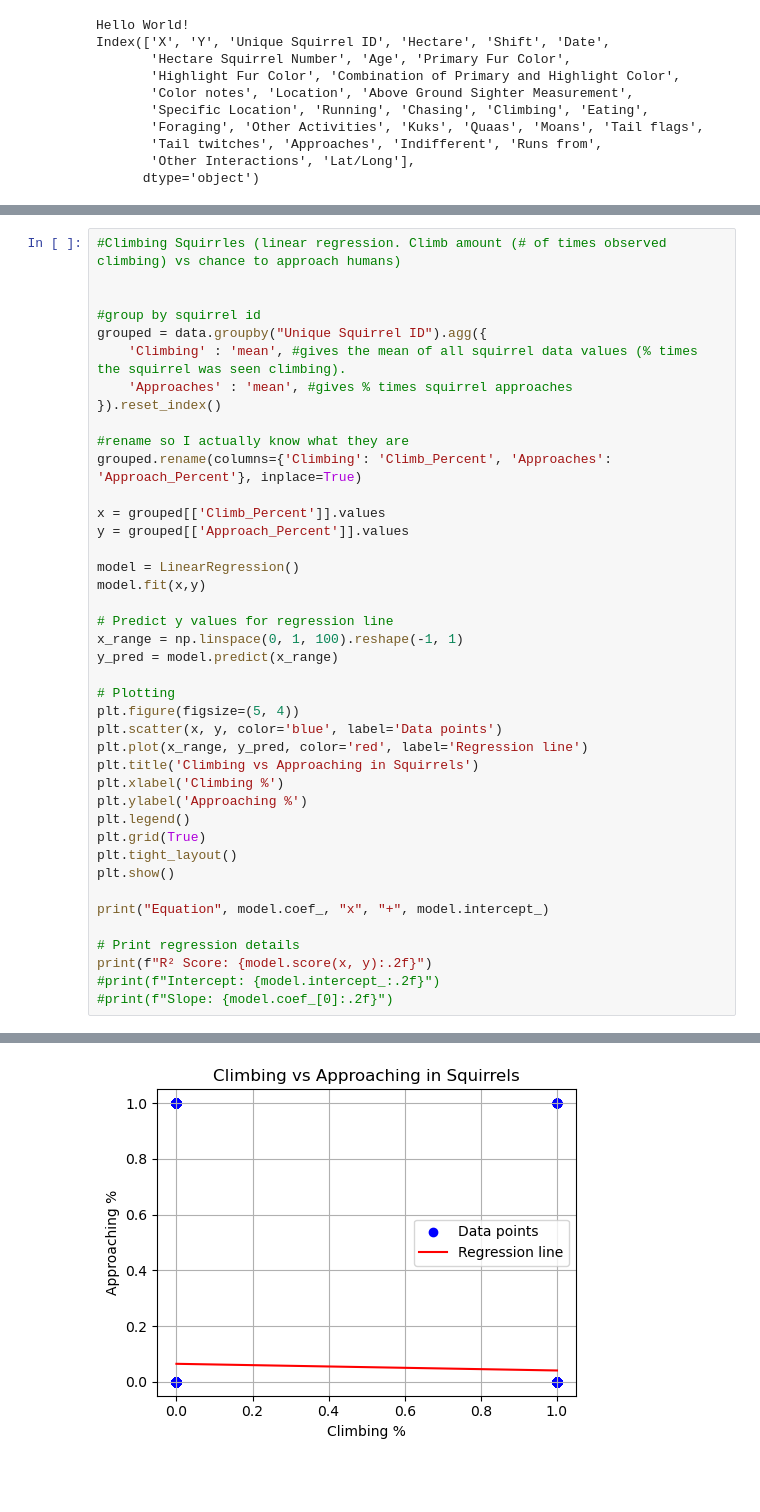
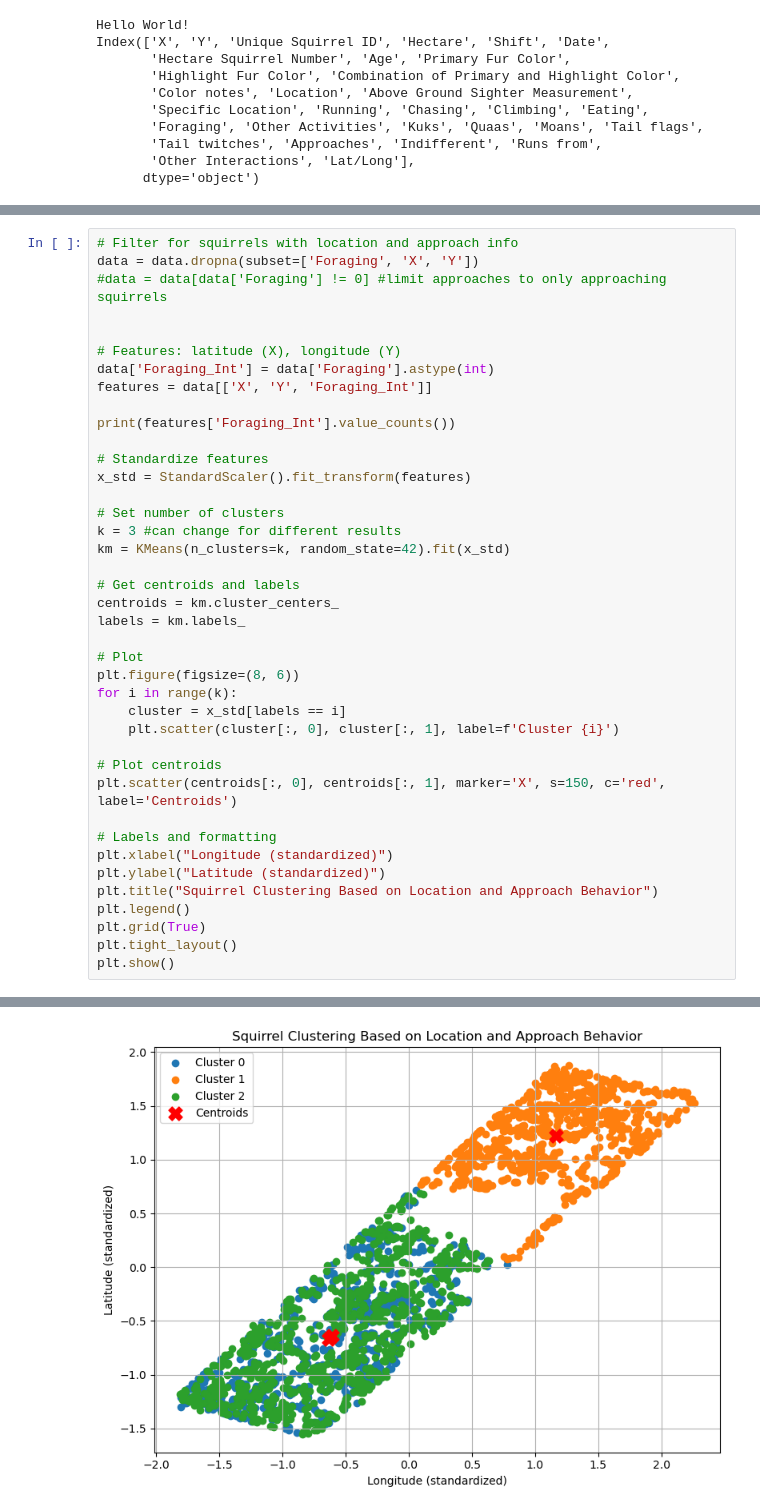
Before and after one commit to NWuSunset/SquirrelDataProject, a Jupyter notebook: sample.ipynb, the cells around one changed output, grey strips where cells are left out. Drawn from its saved outputs; the diff is of its cells as text; blank space fills up the shorter version.

```diff
--- a/sample.ipynb
+++ b/sample.ipynb
@@ -110,42 +95,41 @@ weighted avg       0.67      0.82      0.74       594
 # %%
-#Climbing Squirrles (linear regression. Climb amount (# of times observed climbing) vs chance to approach humans)
+# Filter for squirrels with location and approach info
+data = data.dropna(subset=['Foraging', 'X', 'Y'])
+#data = data[data['Foraging'] != 0] #limit approaches to only approaching squirrels
 
 
-#group by squirrel id
-grouped = data.groupby("Unique Squirrel ID").agg({
-    'Climbing' : 'mean', #gives the mean of all squirrel data values (% times the squirrel was seen climbing).
-    'Approaches' : 'mean', #gives % times squirrel approaches
-}).reset_index()
+# Features: latitude (X), longitude (Y)
+data['Foraging_Int'] = data['Foraging'].astype(int)
+features = data[['X', 'Y', 'Foraging_Int']]
 
-#rename so I actually know what they are
-grouped.rename(columns={'Climbing': 'Climb_Percent', 'Approaches': 'Approach_Percent'}, inplace=True)
+print(features['Foraging_Int'].value_counts())
 
-x = grouped[['Climb_Percent']].values
-y = grouped[['Approach_Percent']].values
+# Standardize features
+x_std = StandardScaler().fit_transform(features)
 
-model = LinearRegression()
-model.fit(x,y)
+# Set number of clusters
+k = 3 #can change for different results
+km = KMeans(n_clusters=k, random_state=42).fit(x_std)
 
-# Predict y values for regression line
-x_range = np.linspace(0, 1, 100).reshape(-1, 1)
-y_pred = model.predict(x_range)
+# Get centroids and labels
+centroids = km.cluster_centers_
+labels = km.labels_
 
-# Plotting
-plt.figure(figsize=(5, 4))
-plt.scatter(x, y, color='blue', label='Data points')
-plt.plot(x_range, y_pred, color='red', label='Regression line')
-plt.title('Climbing vs Approaching in Squirrels')
-plt.xlabel('Climbing %')
-plt.ylabel('Approaching %')
+# Plot
+plt.figure(figsize=(8, 6))
+for i in range(k):
+    cluster = x_std[labels == i]
+    plt.scatter(cluster[:, 0], cluster[:, 1], label=f'Cluster {i}')
+
+# Plot centroids
+plt.scatter(centroids[:, 0], centroids[:, 1], marker='X', s=150, c='red', label='Centroids')
+
+# Labels and formatting
+plt.xlabel("Longitude (standardized)")
+plt.ylabel("Latitude (standardized)")
+plt.title("Squirrel Clustering Based on Location and Approach Behavior")
 plt.legend()
 plt.grid(True)
 plt.tight_layout()
 plt.show()
-
-print("Equation", model.coef_, "x", "+", model.intercept_)
-
-# Print regression details
-print(f"R² Score: {model.score(x, y):.2f}")
-#print(f"Intercept: {model.intercept_:.2f}")
-#print(f"Slope: {model.coef_[0]:.2f}")
 # %% [output]
@@ -152 +140 @@ print(f"R² Score: {model.score(x, y):.2f}")
-[figure, old version]
+[figure, new version]
```
Also changed, not shown: parts of 3 cells of this notebook.
